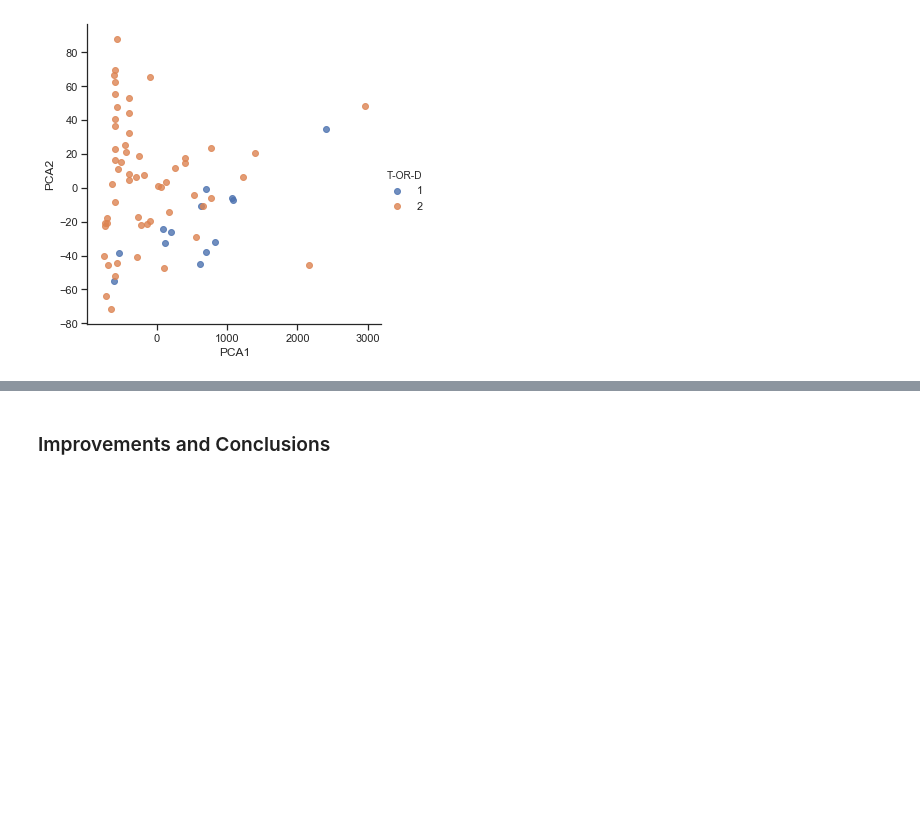
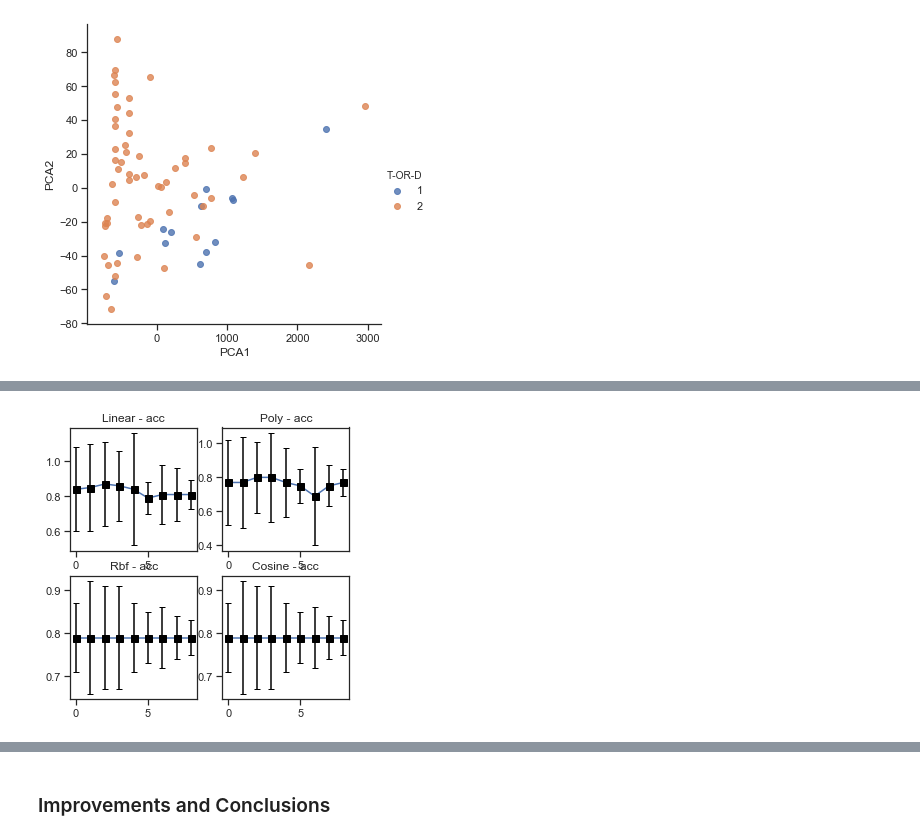
Before and after one commit to franec94/Pittsburgh-Bridge-Dataset, a Jupyter notebook: pittsburgh-bridges-data-set-analysis/Data Space Report (Official) - Two-Dimensional Analyses-v1.0.2.ipynb, the cells around one changed output, grey strips where cells are left out. Drawn from its saved outputs; the diff is of its cells as text; code cells hidden in the pictures; blank space fills up the shorter version.

```diff
--- a/pittsburgh-bridges-data-set-analysis/Data Space Report (Official) - Two-Dimensional Analyses-v1.0.2.ipynb
+++ b/pittsburgh-bridges-data-set-analysis/Data Space Report (Official) - Two-Dimensional Analyses-v1.0.2.ipynb
@@ -540,6 +560,8 @@ dfs_list[1].head(dfs_list[1].shape[0])
 # %%
-plot_name = 'LogisticRegression_learning_curve.png'
+plot_name = plots_names[1]
 show_learning_curve(dfs_list[1], n=len(cv_list[:N_CV]), plot_dest=plot_dest, grid_size=[2,2], plot_name=plot_name)
+# %% [output]
+[figure, added]
 # %%
 # SVC
 # -----------------------------------
```
Also changed, not shown: parts of 21 cells of this notebook, 25 other files.
